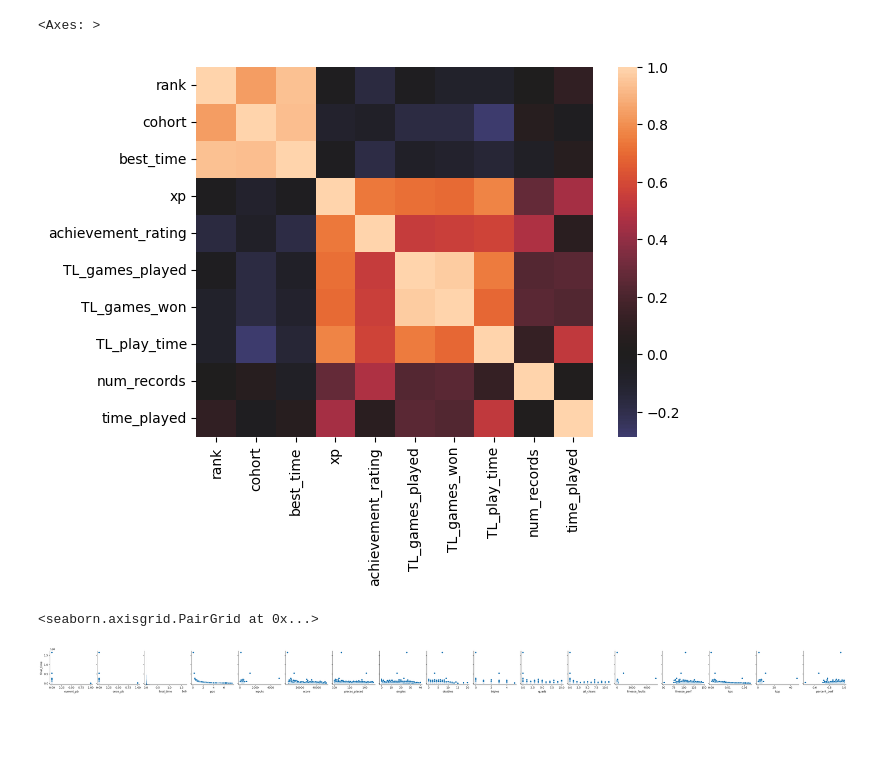
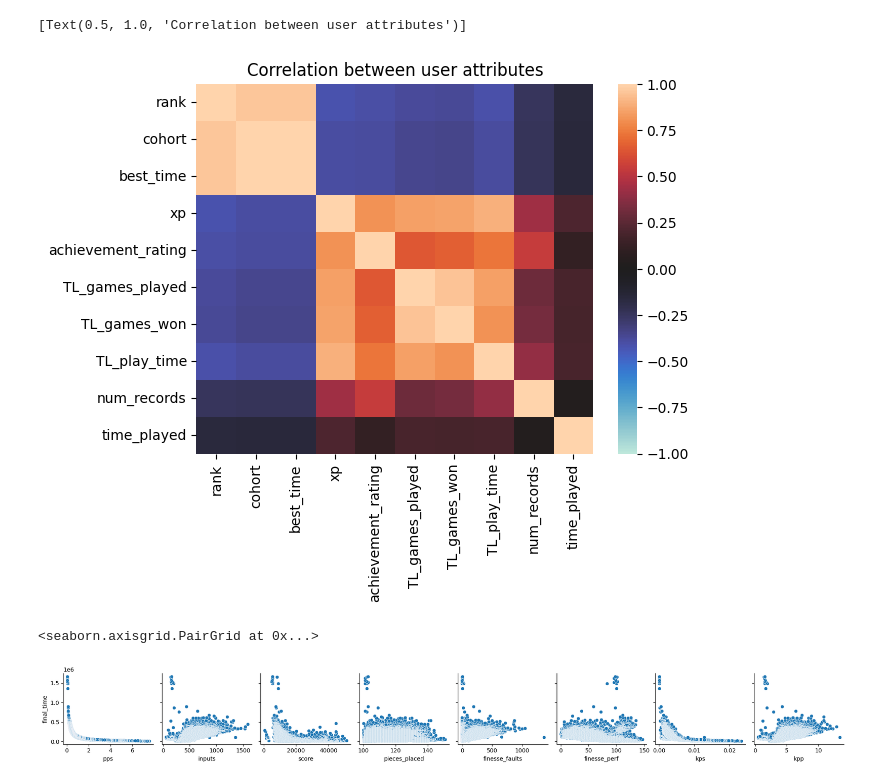
Before and after one commit to unduli-attacked/40-lines-analysis, a Jupyter notebook: analysis.ipynb, the cells around one changed output. Drawn from its saved outputs; the diff is of its cells as text; code cells hidden in the pictures; blank space fills up the shorter version.

```diff
--- a/analysis.ipynb
+++ b/analysis.ipynb
@@ -20,3 +9,6 @@ records_cohort-13_1730666309.csv
+# %%
+record_df = pd.read_csv("out/compiled_records_cohorts_13-353.csv", index_col=[0])
+user_df = pd.read_csv("out/compiled_user_info_cohorts_13-353.csv", index_col=[0])
 # %%
 # construct more attributes
 record_df["kps"] = record_df["inputs"] / record_df["final_time"] # keys per second
@@ -27,0 +26,3 @@ user_df["time_played"] = user_df["created_date"].apply(lambda x: time.time() - d
+# %%
+crazy_outlier = record_df.loc[record_df["finesse_faults"] > 5000].index
+record_df.drop(crazy_outlier, inplace=True)
@@ -33,11 +65,11 @@ seaborn.pairplot(user_df, y_vars=["rank", "cohort", "best_time"])
 # %%
-seaborn.heatmap(user_df.corr(numeric_only=True), cmap="icefire", center=0)
+seaborn.heatmap(user_df.corr(numeric_only=True), cmap="icefire", center=0, vmin=-1, vmax=1).set(title="Correlation between user attributes")
 # %% [output]
-<Axes: >
+[Text(0.5, 1.0, 'Correlation between user attributes')]
-[figure, old version]
+[figure, new version]
 # %%
-seaborn.pairplot(record_df, y_vars=["final_time"])
+seaborn.pairplot(record_df, y_vars=["final_time"], x_vars=["pps", "inputs", "score", "pieces_placed", "finesse_faults", "finesse_perf", "kps", "kpp"])
 # %% [output]
 <seaborn.axisgrid.PairGrid at 0x...>
-[figure, old version]
+[figure, new version]
 # %%
```
Also changed, not shown: parts of 7 cells of this notebook, 1 other file.
